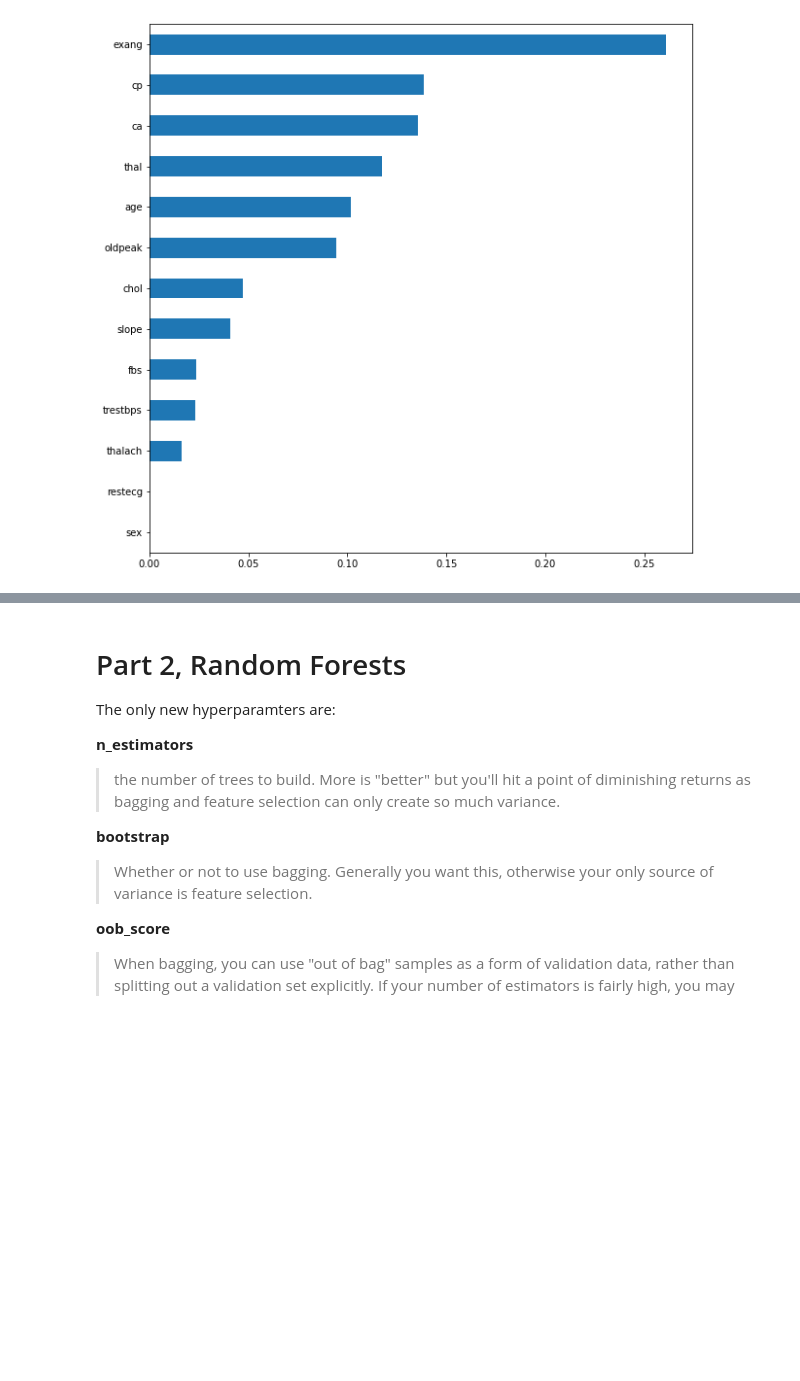
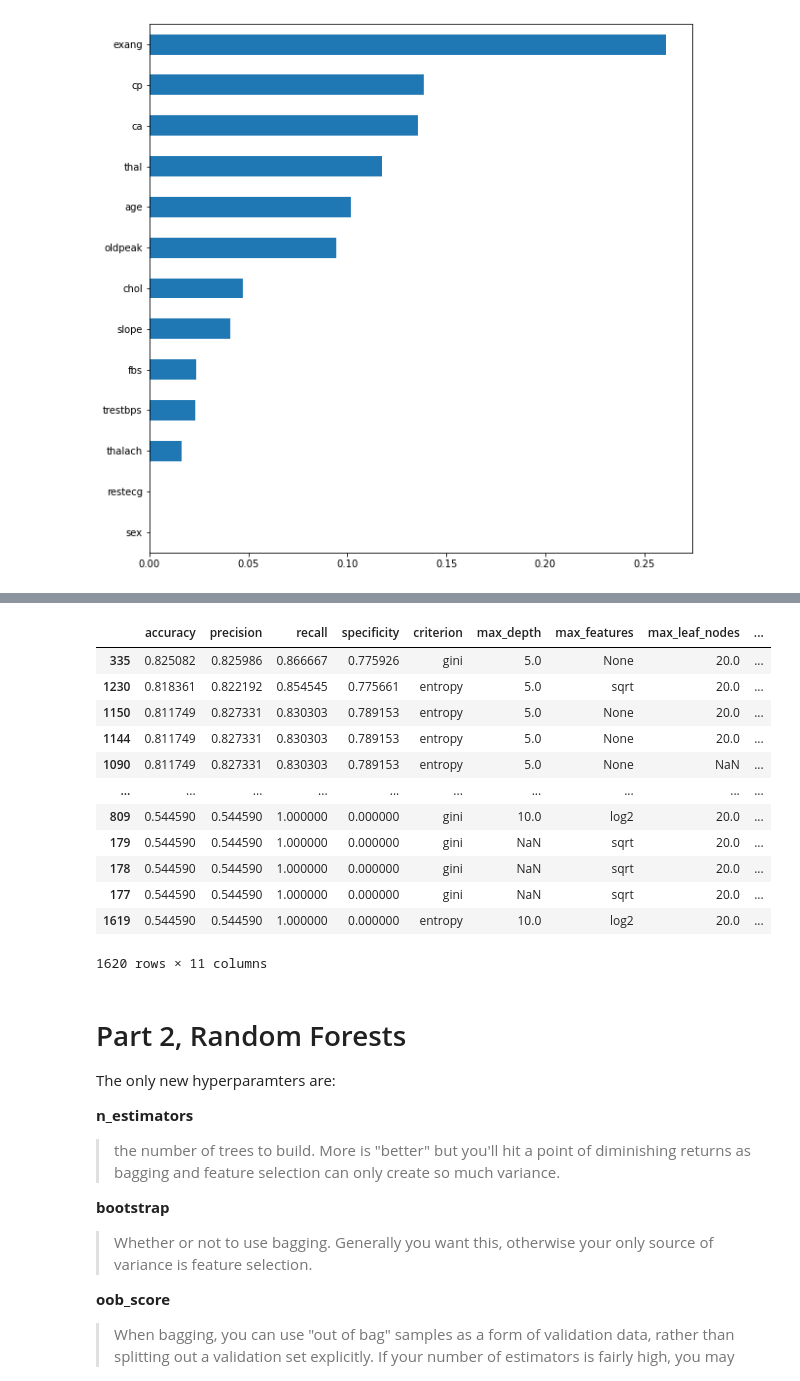
Before and after one commit to Tebs-Lab/data-science-three-day-workshop, a Jupyter notebook: 03-decision-trees-rf-gradient-boosting/03s-exercise-solution.ipynb, the cells around one changed output, grey strips where cells are left out. Cells and saved outputs as stored; diff of their text form; code cells hidden in the pictures; blank space fills up the shorter version.

```diff
--- a/03-decision-trees-rf-gradient-boosting/03s-exercise-solution.ipynb
+++ b/03-decision-trees-rf-gradient-boosting/03s-exercise-solution.ipynb
@@ -270,3 +302,19 @@ all_results
+# %%
+all_results.sort_values('accuracy', ascending=False)
+# %% [output]
+|  | accuracy | precision | recall | specificity | criterion | max_depth | max_features | max_leaf_nodes | ... |
+| 335 | 0.825082 | 0.825986 | 0.866667 | 0.775926 | gini | 5.0 | None | 20.0 | ... |
+| 1230 | 0.818361 | 0.822192 | 0.854545 | 0.775661 | entropy | 5.0 | sqrt | 20.0 | ... |
+| 1150 | 0.811749 | 0.827331 | 0.830303 | 0.789153 | entropy | 5.0 | None | 20.0 | ... |
+| 1144 | 0.811749 | 0.827331 | 0.830303 | 0.789153 | entropy | 5.0 | None | 20.0 | ... |
+| 1090 | 0.811749 | 0.827331 | 0.830303 | 0.789153 | entropy | 5.0 | None | NaN | ... |
+| ... | ... | ... | ... | ... | ... | ... | ... | ... | ... |
+| 809 | 0.544590 | 0.544590 | 1.000000 | 0.000000 | gini | 10.0 | log2 | 20.0 | ... |
+| 179 | 0.544590 | 0.544590 | 1.000000 | 0.000000 | gini | NaN | sqrt | 20.0 | ... |
+| 178 | 0.544590 | 0.544590 | 1.000000 | 0.000000 | gini | NaN | sqrt | 20.0 | ... |
+| 177 | 0.544590 | 0.544590 | 1.000000 | 0.000000 | gini | NaN | sqrt | 20.0 | ... |
+| 1619 | 0.544590 | 0.544590 | 1.000000 | 0.000000 | entropy | 10.0 | log2 | 20.0 | ... |
+1620 rows × 11 columns
 # %% [markdown]
 # Part 2, Random Forests
 
```
Also changed, not shown: parts of 5 cells of this notebook.
